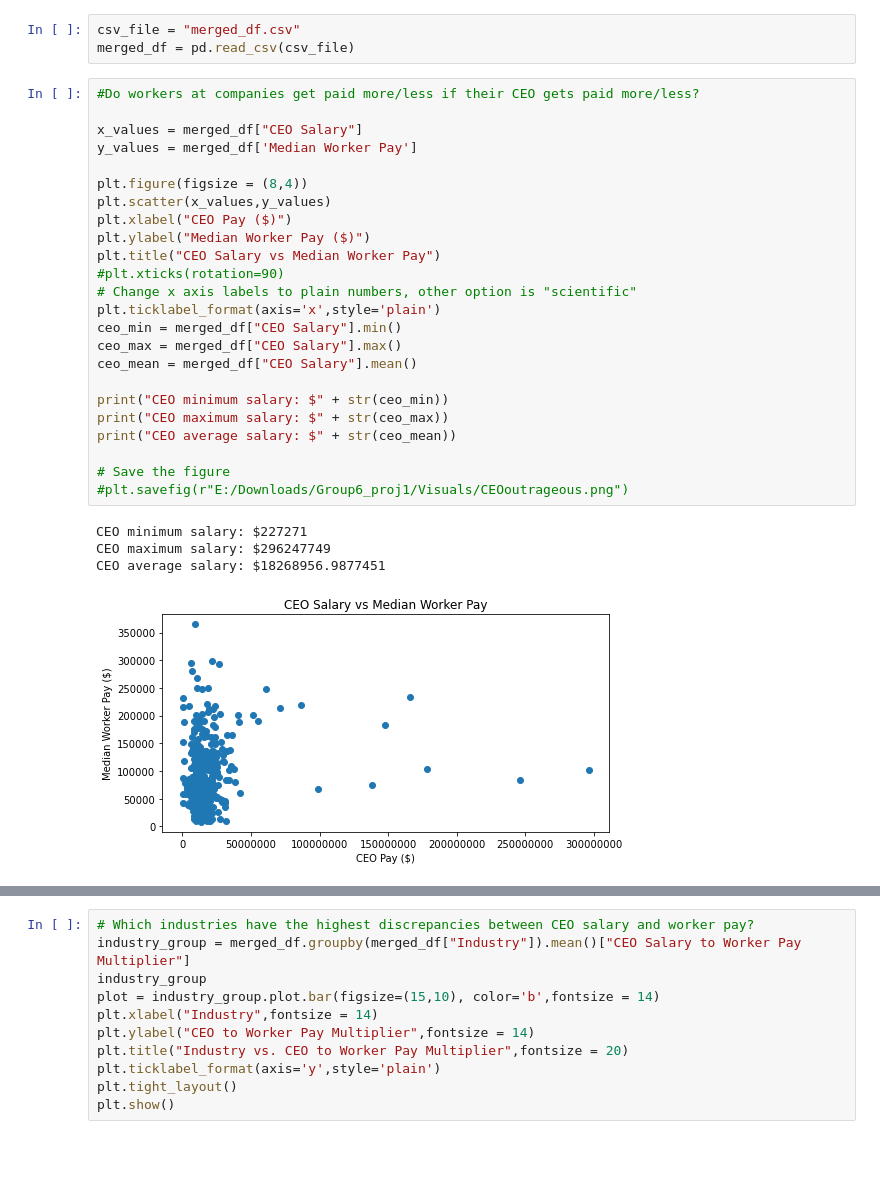
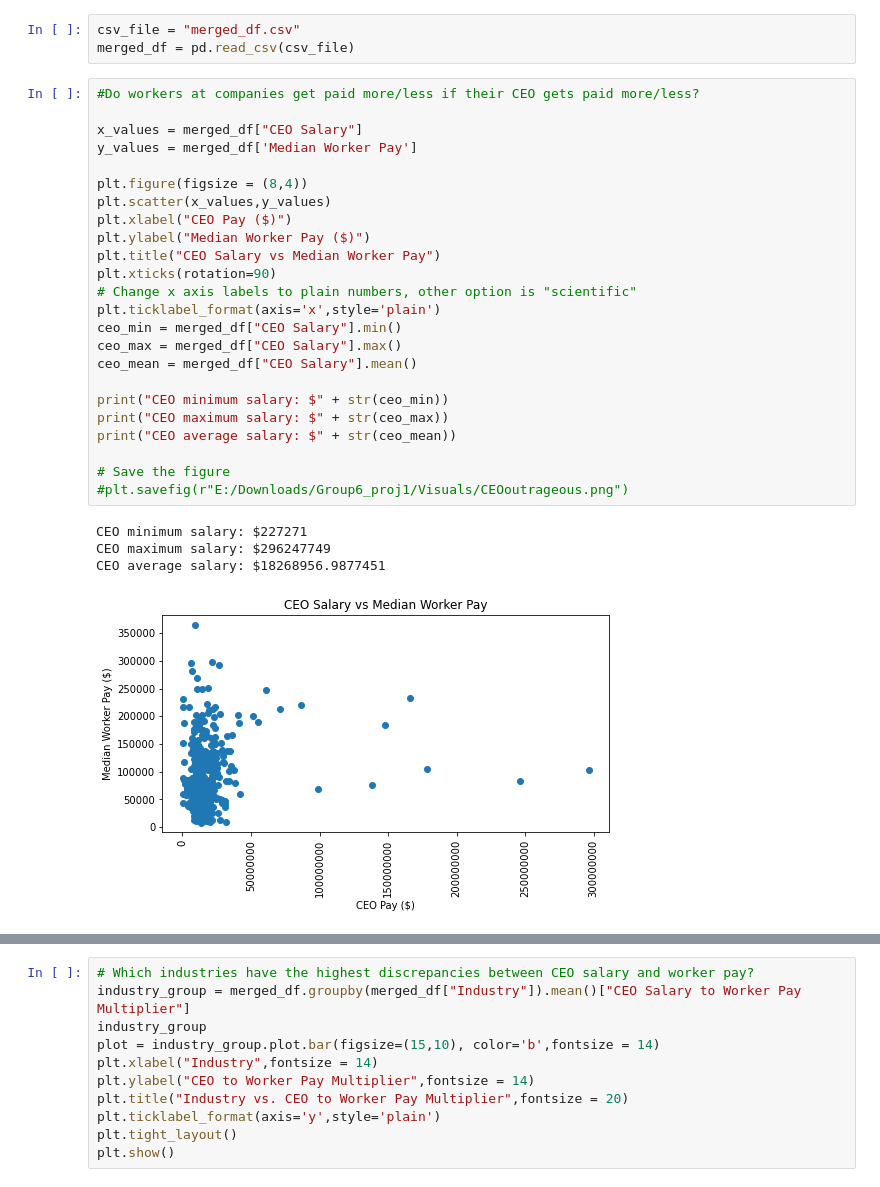
Before and after one commit to allison713/Group6_proj1, a Jupyter notebook: Data/datavisuals.ipynb, the cells around one changed output, grey strips where cells are left out. Cells and saved outputs as stored; diff of their text form; blank space fills up the shorter version.

```diff
--- a/Data/datavisuals.ipynb
+++ b/Data/datavisuals.ipynb
@@ -13,30 +13,30 @@ merged_df = pd.read_csv(csv_file)
 # %%
 #Do workers at companies get paid more/less if their CEO gets paid more/less?
 
 x_values = merged_df["CEO Salary"]
 y_values = merged_df['Median Worker Pay']
 
 plt.figure(figsize = (8,4))
 plt.scatter(x_values,y_values)
 plt.xlabel("CEO Pay ($)")
 plt.ylabel("Median Worker Pay ($)")
 plt.title("CEO Salary vs Median Worker Pay")
-#plt.xticks(rotation=90)
+plt.xticks(rotation=90)
 # Change x axis labels to plain numbers, other option is "scientific"
 plt.ticklabel_format(axis='x',style='plain')
 ceo_min = merged_df["CEO Salary"].min()
 ceo_max = merged_df["CEO Salary"].max()
 ceo_mean = merged_df["CEO Salary"].mean()
 
 print("CEO minimum salary: $" + str(ceo_min))
 print("CEO maximum salary: $" + str(ceo_max))
 print("CEO average salary: $" + str(ceo_mean))
 
 # Save the figure
 #plt.savefig(r"E:/Downloads/Group6_proj1/Visuals/CEOoutrageous.png")
 # %% [output]
 CEO minimum salary: $227271
 CEO maximum salary: $296247749
 CEO average salary: $18268956.9877451
-[figure, old version]
+[figure, new version]
 # %%
```
Also changed, not shown: parts of 9 cells of this notebook.
